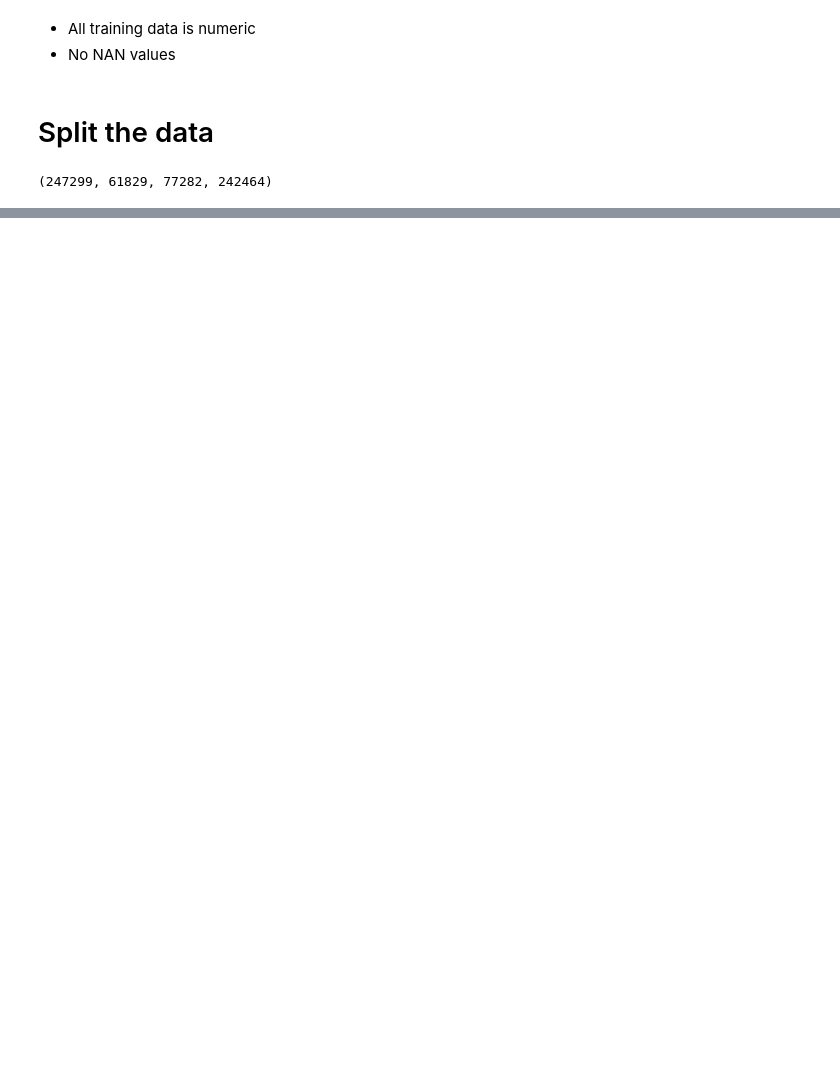
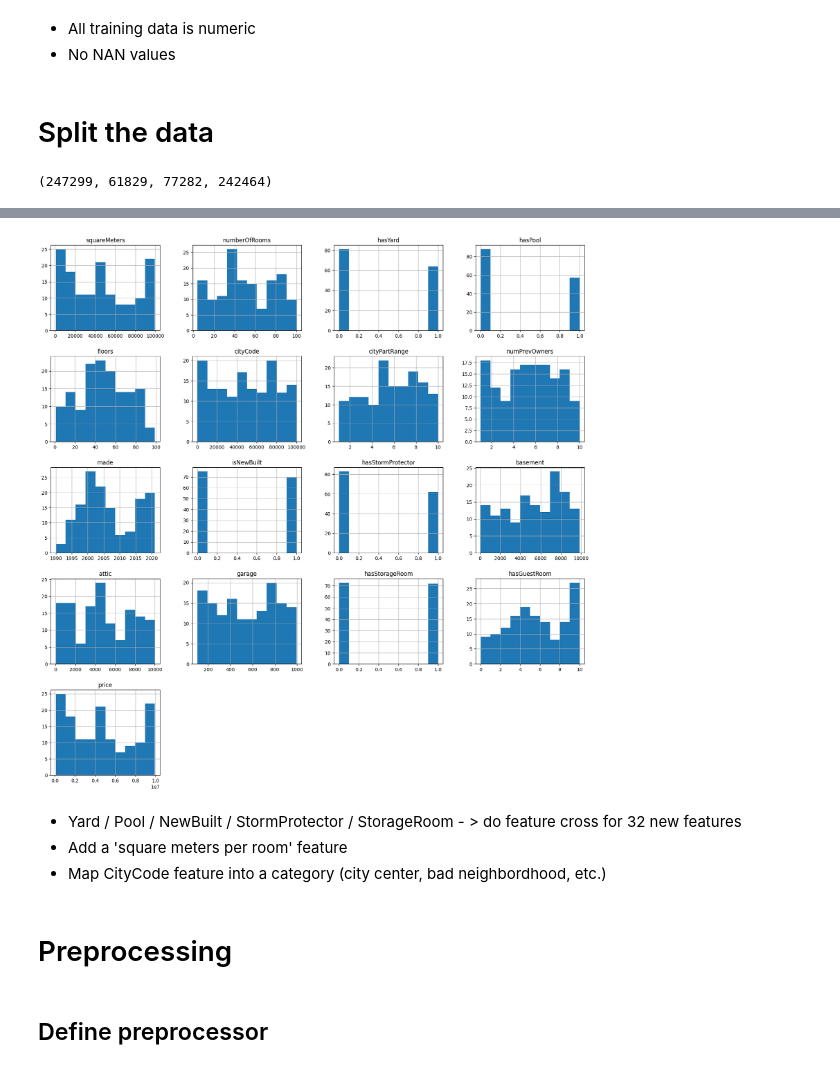
Before and after one commit to PashaIanko/Kaggle.ParisHousingPrices, a Jupyter notebook: 0_baseline_training.ipynb, the cells around one changed output, grey strips where cells are left out. Cells and saved outputs as stored; diff of their text form; code cells hidden in the pictures; blank space fills up the shorter version.

```diff
--- a/0_baseline_training.ipynb
+++ b/0_baseline_training.ipynb
@@ -214,0 +270,13 @@ df_train.size, df_val.size, df_test.size, df_submission.size
+# %%
+_, ax = plt.subplots(figsize=(20, 20))
+_ = df_exploration.hist(ax=ax)
+# %% [output]
+[figure, added]
+# %% [markdown]
+- Yard / Pool / NewBuilt / StormProtector / StorageRoom - > do feature cross for 32 new features
+- Add a 'square meters per room' feature
+- Map CityCode feature into a category (city center, bad neighbordhood, etc.)
+# %% [markdown]
+# Preprocessing
+# %% [markdown]
+## Define preprocessor
```
Also changed, not shown: parts of 28 cells of this notebook.
